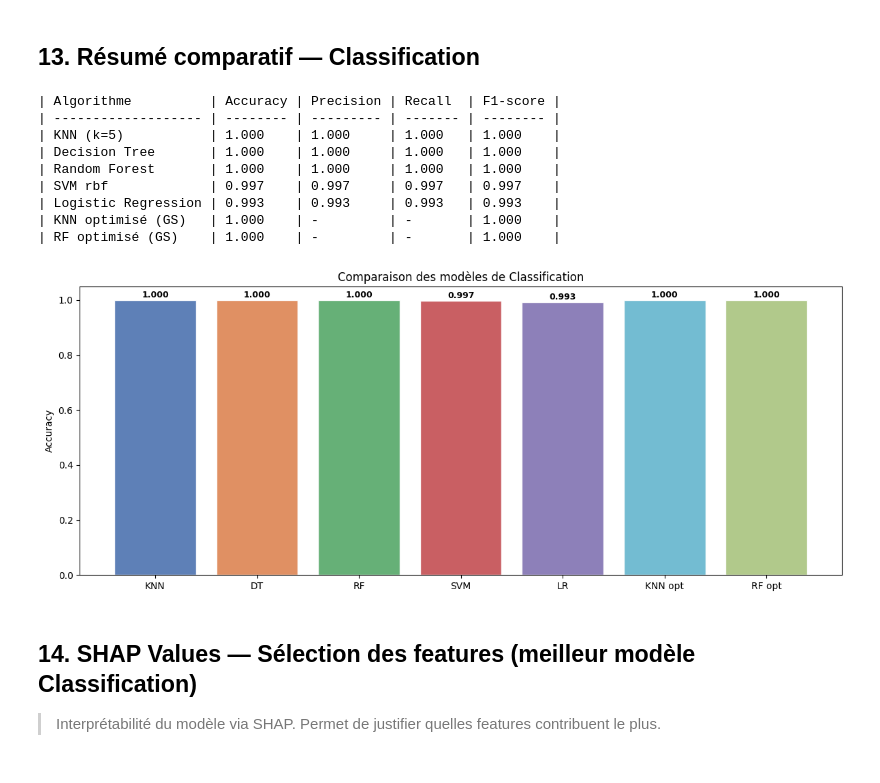
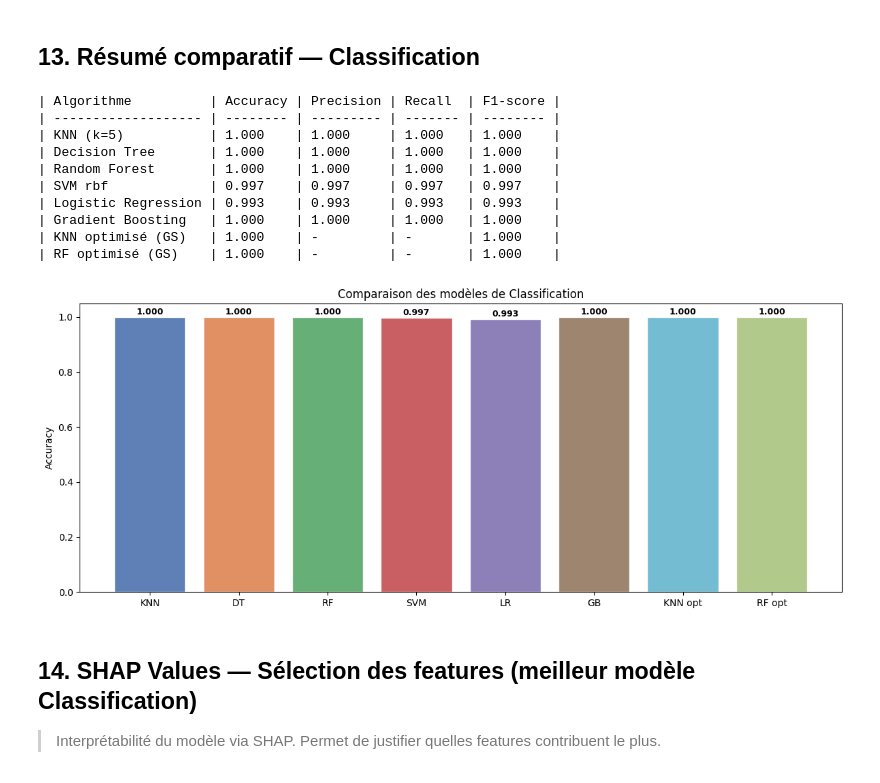
Before and after one commit to Mayssa-Tabassi/Projet-ML, a Jupyter notebook: module2_modelisation.ipynb, the cells around one changed output. Saved outputs shown, nothing was run; the diff lists cells and outputs as text; code cells hidden in the pictures.

```diff
--- a/module2_modelisation.ipynb
+++ b/module2_modelisation.ipynb
@@ -373,0 +383,19 @@ weighted avg       0.99      0.99      0.99      1498
+# %%
+gb_clf = GradientBoostingClassifier(n_estimators=100, learning_rate=0.1,
+                                     max_depth=3, random_state=SEED)
+gb_clf.fit(X_tr, y_tr)
+y_pred_gb = gb_clf.predict(X_te)
+
+gb_acc  = accuracy_score(y_te, y_pred_gb)
+gb_prec = precision_score(y_te, y_pred_gb, average="weighted")
+gb_rec  = recall_score(y_te, y_pred_gb, average="weighted")
+gb_f1   = f1_score(y_te, y_pred_gb, average="weighted")
+
+print("Confusion matrix Gradient Boosting :")
+print(confusion_matrix(y_te, y_pred_gb))
+print(f"Accuracy  GB : {gb_acc:.3f}")
+print(f"Precision GB : {gb_prec:.3f}")
+print(f"Recall    GB : {gb_rec:.3f}")
+print(f"F1-score  GB : {gb_f1:.3f}")
+print()
+print(classification_report(y_te, y_pred_gb, target_names=le.classes_))
@@ -428,37 +479,39 @@ print(f"| KNN (k=5)           | {knn_acc:.3f}    | {knn_prec:.3f}     | {knn_rec
 print(f"| Decision Tree       | {dt_acc:.3f}    | {dt_prec:.3f}     | {dt_rec:.3f}   | {dt_f1:.3f}    |")
 print(f"| Random Forest       | {rf_acc:.3f}    | {rf_prec:.3f}     | {rf_rec:.3f}   | {rf_f1:.3f}    |")
 print(f"| SVM rbf             | {svm_acc:.3f}    | {svm_prec:.3f}     | {svm_rec:.3f}   | {svm_f1:.3f}    |")
 print(f"| Logistic Regression | {lr_acc:.3f}    | {lr_prec:.3f}     | {lr_rec:.3f}   | {lr_f1:.3f}    |")
+print(f"| Gradient Boosting   | {gb_acc:.3f}    | {gb_prec:.3f}     | {gb_rec:.3f}   | {gb_f1:.3f}    |")
 print(f"| KNN optimisé (GS)   | {knn_opt_acc:.3f}    | -         | -       | {knn_opt_f1:.3f}    |")
 print(f"| RF optimisé (GS)    | {rf_opt_acc:.3f}    | -         | -       | {rf_opt_f1:.3f}    |")
 
 # ── Graphique comparatif ───────────────────────────────────────
-algos  = ["KNN","DT","RF","SVM","LR","KNN opt","RF opt"]
-scores = [knn_acc,dt_acc,rf_acc,svm_acc,lr_acc,knn_opt_acc,rf_opt_acc]
-colors = ["#4C72B0","#DD8452","#55A868","#C44E52","#8172B2","#64B5CD","#A9C47F"]
+algos  = ["KNN","DT","RF","SVM","LR","GB","KNN opt","RF opt"]
+scores = [knn_acc,dt_acc,rf_acc,svm_acc,lr_acc,gb_acc,knn_opt_acc,rf_opt_acc]
+colors = ["#4C72B0","#DD8452","#55A868","#C44E52","#8172B2","#937860","#64B5CD","#A9C47F"]
 
 fig, ax = plt.subplots(figsize=(12,5))
 bars = ax.bar(algos, scores, color=colors, edgecolor="white", alpha=0.9)
 ax.set_ylim(0, 1.05)
 ax.set_ylabel("Accuracy")
 ax.set_title("Comparaison des modèles de Classification")
 for bar, score in zip(bars, scores):
     ax.text(bar.get_x() + bar.get_width()/2, bar.get_height() + 0.01,
             f"{score:.3f}", ha="center", fontsize=9, fontweight="bold")
 plt.tight_layout()
 plt.savefig("outputs/classification_comparison.png", dpi=120)
 plt.show()
 # %% [output]
 | Algorithme          | Accuracy | Precision | Recall  | F1-score |
 | ------------------- | -------- | --------- | ------- | -------- |
 | KNN (k=5)           | 1.000    | 1.000     | 1.000   | 1.000    |
 | Decision Tree       | 1.000    | 1.000     | 1.000   | 1.000    |
 | Random Forest       | 1.000    | 1.000     | 1.000   | 1.000    |
 | SVM rbf             | 0.997    | 0.997     | 0.997   | 0.997    |
 | Logistic Regression | 0.993    | 0.993     | 0.993   | 0.993    |
+| Gradient Boosting   | 1.000    | 1.000     | 1.000   | 1.000    |
 | KNN optimisé (GS)   | 1.000    | -         | -       | 1.000    |
 | RF optimisé (GS)    | 1.000    | -         | -       | 1.000    |
-[figure, old version]
+[figure, new version]
 # %% [markdown]
 ## 14. SHAP Values — Sélection des features (meilleur modèle Classification)
 
```
Also changed, not shown: parts of 11 cells of this notebook.
